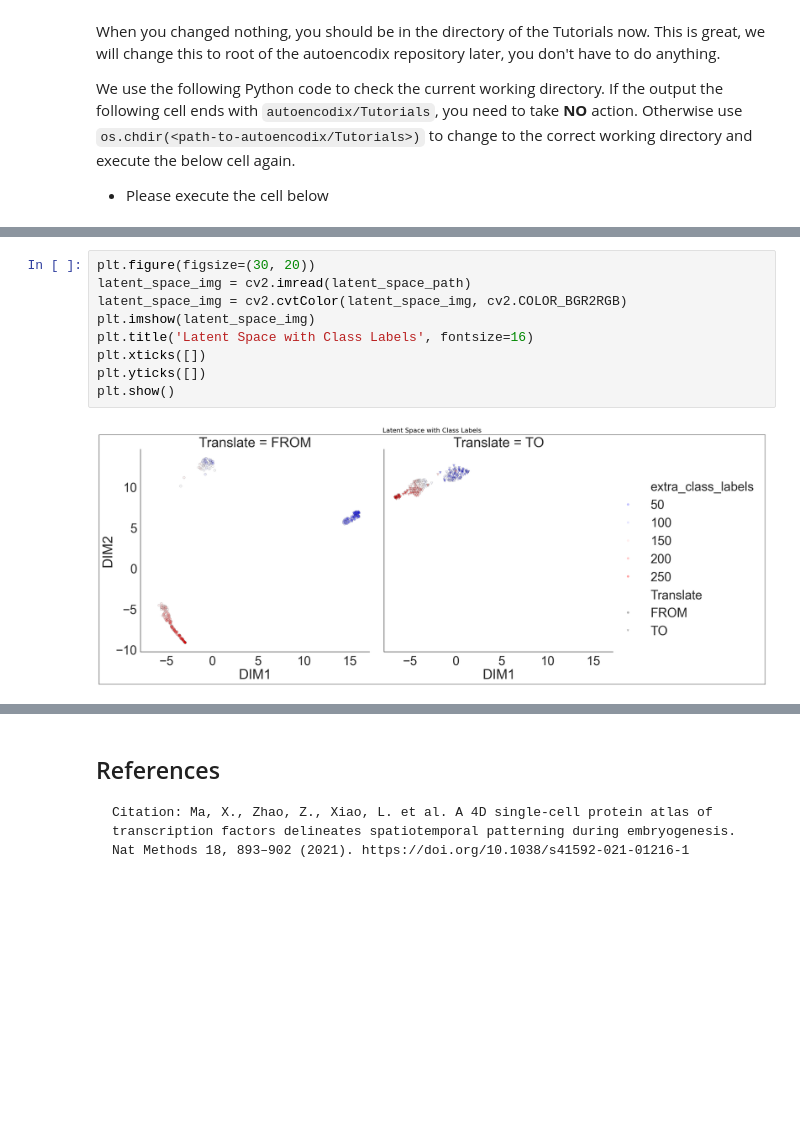
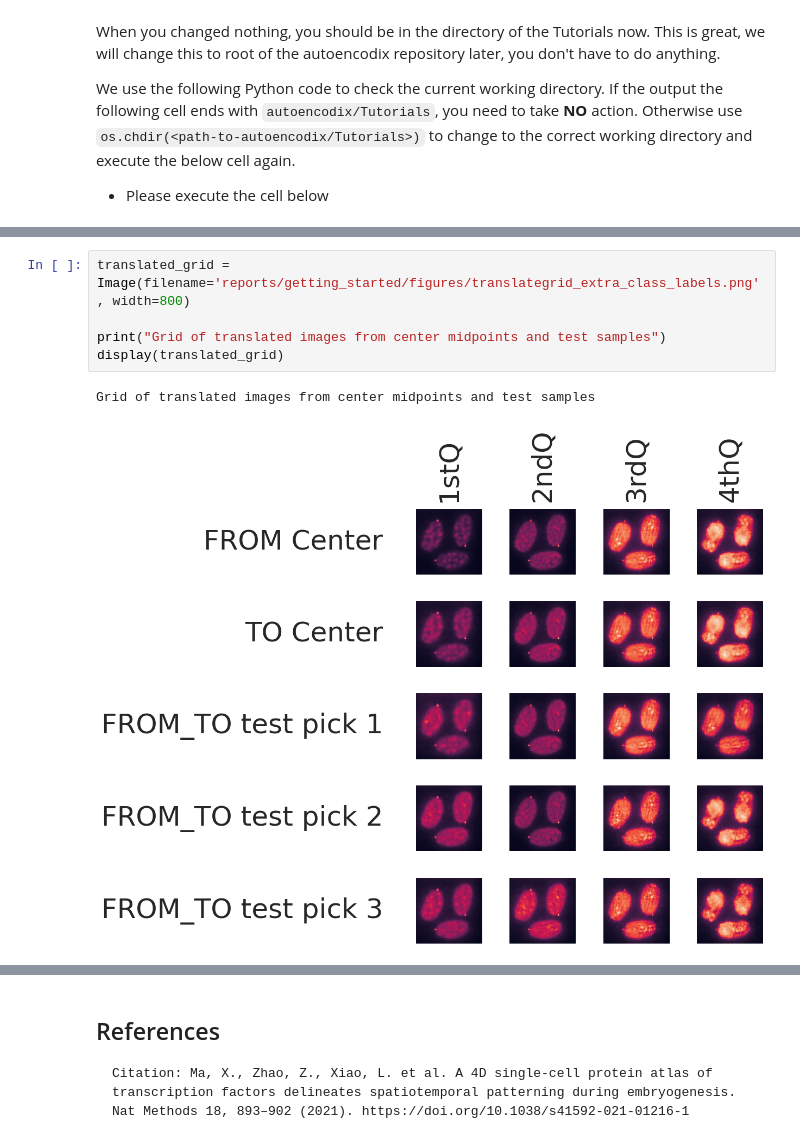
Before and after one commit to jan-forest/autoencodix, a Jupyter notebook: Tutorials/Quick_Start.ipynb, the cells around one changed output, grey strips where cells are left out. Cells and saved outputs as stored; diff of their text form; blank space fills up the shorter version.

```diff
--- a/Tutorials/Quick_Start.ipynb
+++ b/Tutorials/Quick_Start.ipynb
@@ -158,14 +141,11 @@ plt.show()
 # %%
-plt.figure(figsize=(30, 20))
-latent_space_img = cv2.imread(latent_space_path)
-latent_space_img = cv2.cvtColor(latent_space_img, cv2.COLOR_BGR2RGB)
-plt.imshow(latent_space_img)
-plt.title('Latent Space with Class Labels', fontsize=16)
-plt.xticks([])
-plt.yticks([])
-plt.show()
+translated_grid = Image(filename='reports/getting_started/figures/translategrid_extra_class_labels.png', width=800)
+
+print("Grid of translated images from center midpoints and test samples")
+display(translated_grid)
 # %% [output]
+Grid of translated images from center midpoints and test samples
-[figure, old version]
+[figure, new version]
 # %% [markdown]
 ## 3. How to customize the pipeline
 ##### This Tutorial should have given you an overview of the functionality of our `AUTOENCODIX`, without the hassle of downloading data or making customizations. However, for real-world use-cases you will likely need to make adjustments. This can be easily done by modifying the config file.
```
Also changed, not shown: parts of 18 cells of this notebook, 2 other files.
